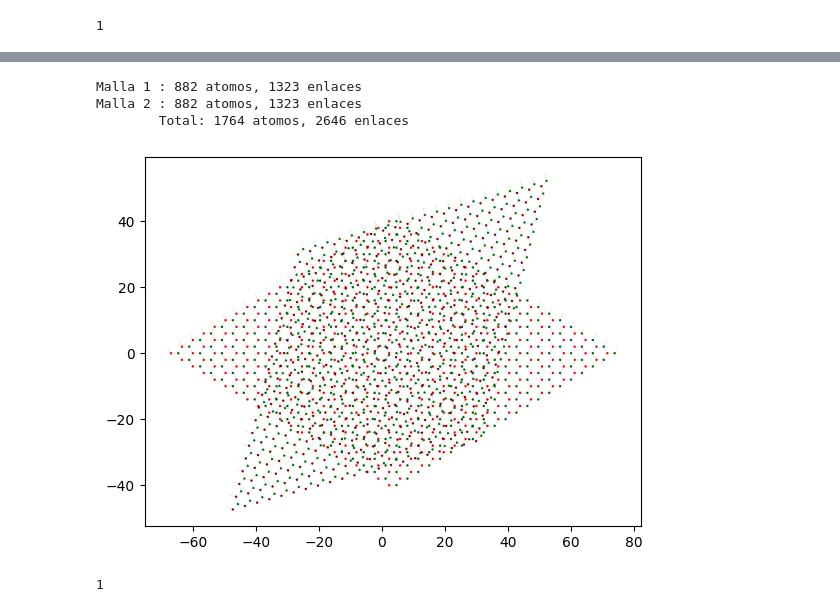
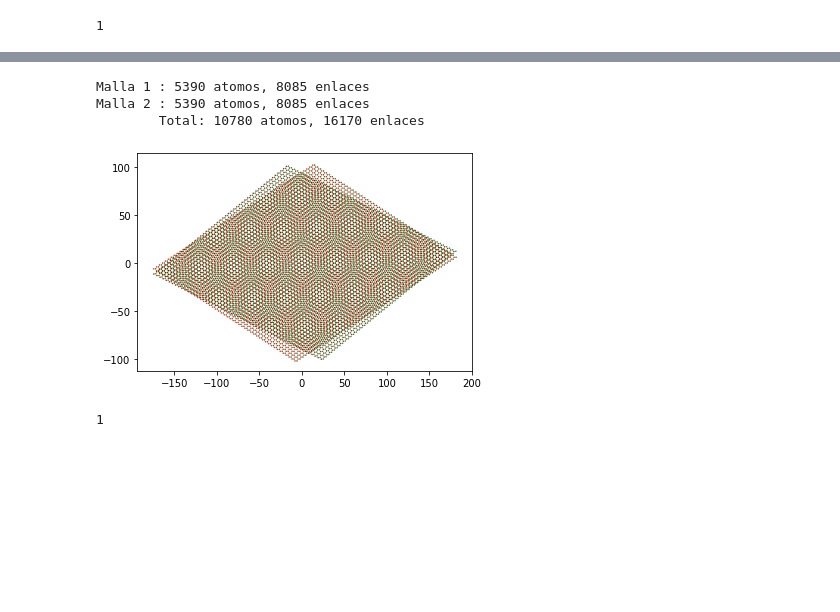
Before and after one commit to OssielAg/SS, a Jupyter notebook: 2daEntrega/Mallas2.ipynb, the cells around one changed output, grey strips where cells are left out. Saved outputs shown, nothing was run; the diff lists cells and outputs as text; code cells hidden in the pictures; blank space fills up the shorter version.

```diff
--- a/2daEntrega/Mallas2.ipynb
+++ b/2daEntrega/Mallas2.ipynb
@@ -194,8 +207,8 @@ Malla 2 : 1681 atomos, 3362 enlaces
 1
 # %%
 #Creamos la misma red del primer ejemplo pero rotada 45º
-malla3 = Malla((h,-l),(h,l),theta=45)
-malla3.crea(10,10,2,colors=['darkred','green']);
+malla3 = Malla((h,-l),(h,l),theta=5.74)
+malla3.crea(27,24,2,colors=['darkred','green']);
 # %%
 muestra([malla3],name='ejemplo4.png')
 # %% [output]
@@ -205,12 +218,12 @@ Malla 1 : 882 atomos, 1323 enlaces
 1
 # %%
 #Mostramos el empalme de la primer red con su rotada
-muestra([malla1,malla3],t=0.5,name='ejemplo5.png')
+muestra([malla1,malla3],t=0.2,name='ejemplo5.png')
 # %% [output]
-Malla 1 : 882 atomos, 1323 enlaces
-Malla 2 : 882 atomos, 1323 enlaces
-        Total: 1764 atomos, 2646 enlaces
+Malla 1 : 5390 atomos, 8085 enlaces
+Malla 2 : 5390 atomos, 8085 enlaces
+        Total: 10780 atomos, 16170 enlaces
-[figure, old version]
+[figure, new version]
 1
 # %%
 #Rotamos la primer red 90º
```
Also changed, not shown: parts of 10 cells of this notebook, 11 other files.
